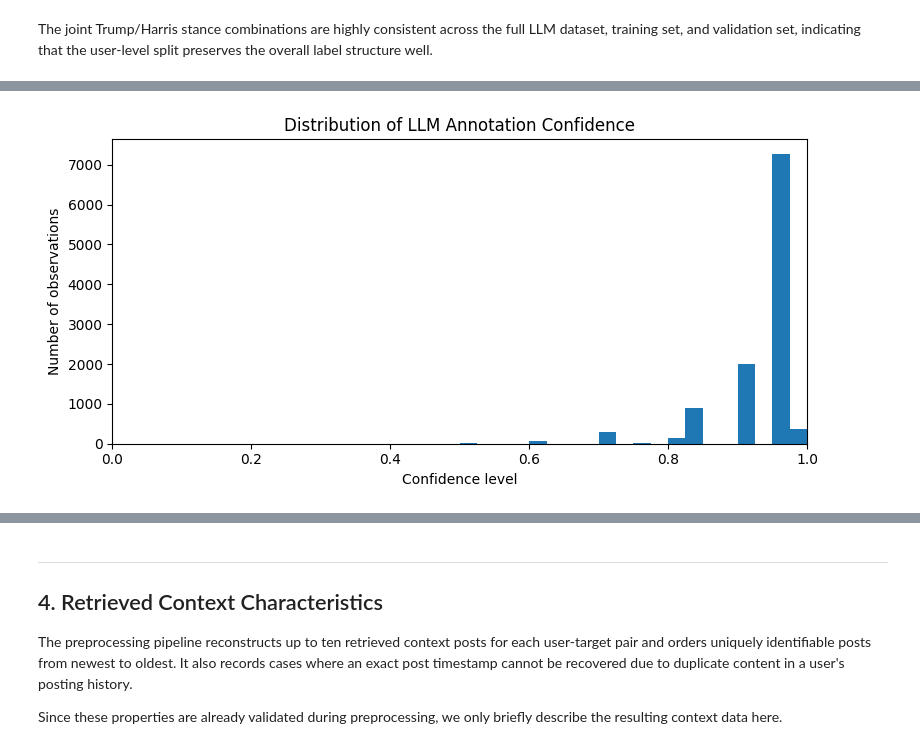
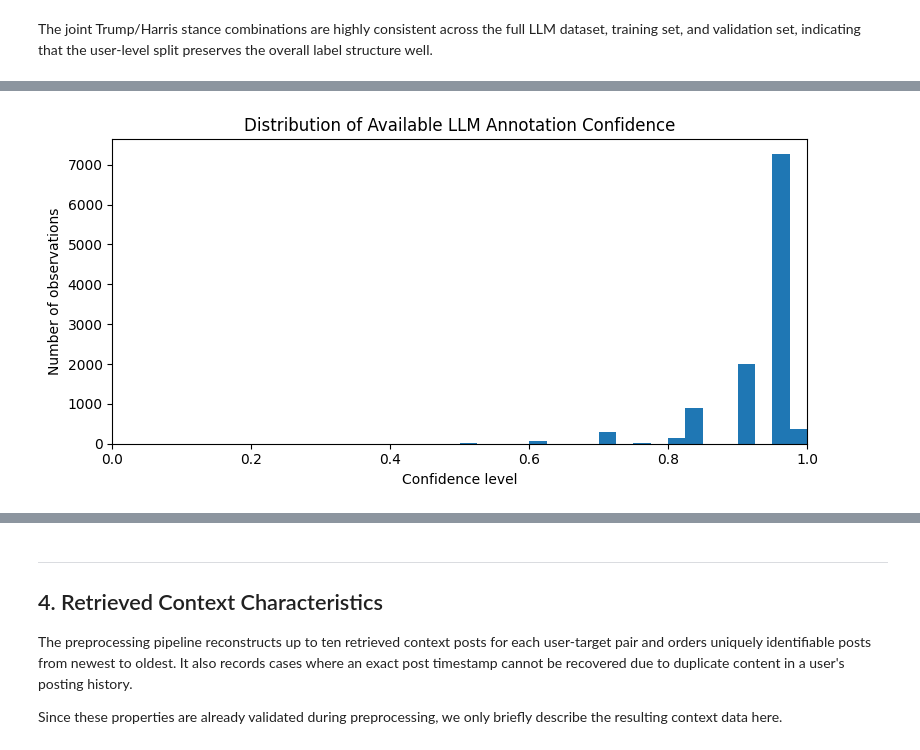
Before and after one commit to jakobtitz/political-stance-detection-analysis, a Jupyter notebook: notebooks/02_data_analysis.ipynb, the cells around one changed output, grey strips where cells are left out. Cells and saved outputs as stored; diff of their text form; code cells hidden in the pictures.

```diff
--- a/notebooks/02_data_analysis.ipynb
+++ b/notebooks/02_data_analysis.ipynb
@@ -271,5 +277,7 @@ We first inspect the overall confidence distribution and then compare confidence
 # %%
 import matplotlib.pyplot as plt
+
+
 # Load the confidence information retained in the rich LLM dataset
 confidence_columns = [
     "TargetEntity",
@@ -282,19 +290,71 @@ confidence_df = pq.read_table(
     columns=confidence_columns
 ).to_pandas()
 
-# Round confidence scores to avoid floating-point issues at exact thresholds
-confidence = confidence_df["ConfidenceLevel"].round(2)
+
+# Separate available confidence scores from missing values
+confidence = confidence_df["ConfidenceLevel"].dropna()
+
+assert confidence.between(0, 1).all()
+
+
+# Report confidence-score availability
+confidence_availability = pd.DataFrame({
+    "Total annotations": [
+        len(confidence_df)
+    ],
+    "Available confidence": [
+        confidence_df["ConfidenceLevel"].notna().sum()
+    ],
+    "Missing confidence": [
+        confidence_df["ConfidenceLevel"].isna().sum()
+    ],
+    "Missing confidence (%)": [
+        confidence_df["ConfidenceLevel"].isna().mean() * 100
+    ],
+})
+
+display(
+    confidence_availability.style
+    .format({
+        "Total annotations": "{:,.0f}",
+        "Available confidence": "{:,.0f}",
+        "Missing confidence": "{:,.0f}",
+        "Missing confidence (%)": "{:.1f}%",
+    })
+    .hide(axis="index")
+)
+
+
+# Round only for threshold comparisons to avoid floating-point issues
+confidence_for_thresholds = confidence.round(2)
 
 confidence_summary = pd.DataFrame({
-    "Mean": [confidence.mean()],
-    "Median": [confidence.median()],
-    "25th percentile": [confidence.quantile(0.25)],
-    "75th percentile": [confidence.quantile(0.75)],
-    "≥ 0.90": [(confidence >= 0.90).mean() * 100],
-    "≥ 0.80": [(confidence >= 0.80).mean() * 100],
-    "< 0.70": [(confidence < 0.70).mean() * 100],
-    "< 0.60": [(confidence < 0.60).mean() * 100],
+    "Mean": [
+        confidence.mean()
+    ],
+    "Median": [
+        confidence.median()
+    ],
+    "25th percentile": [
+        confidence.quantile(0.25)
+    ],
+    "75th percentile": [
+        confidence.quantile(0.75)
+    ],
+    "≥ 0.90": [
+        (confidence_for_thresholds >= 0.90).mean() * 100
+    ],
+    "≥ 0.80": [
+        (confidence_for_thresholds >= 0.80).mean() * 100
+    ],
+    "< 0.70": [
+        (confidence_for_thresholds < 0.70).mean() * 100
+    ],
+    "< 0.60": [
+        (confidence_for_thresholds < 0.60).mean() * 100
+    ],
 })
+
 display(
     confidence_summary.style
     .format({
@@ -310,17 +370,18 @@ display(
     .hide(axis="index")
 )
 
-# Visualise the distribution of LLM annotation confidence
+
+# Visualise the distribution of available LLM annotation confidence scores
 plt.figure(figsize=(8, 4))
 
 plt.hist(
-    confidence_df["ConfidenceLevel"],
+    confidence,
     bins=20,
 )
 
 plt.xlabel("Confidence level")
 plt.ylabel("Number of observations")
-plt.title("Distribution of LLM Annotation Confidence")
+plt.title("Distribution of Available LLM Annotation Confidence")
 plt.xlim(0, 1)
 
 plt.tight_layout()
@@ -331 +394 @@ plt.show()
-[figure, old version]
+[figure, new version]
```
Also changed, not shown: parts of 6 cells of this notebook.
